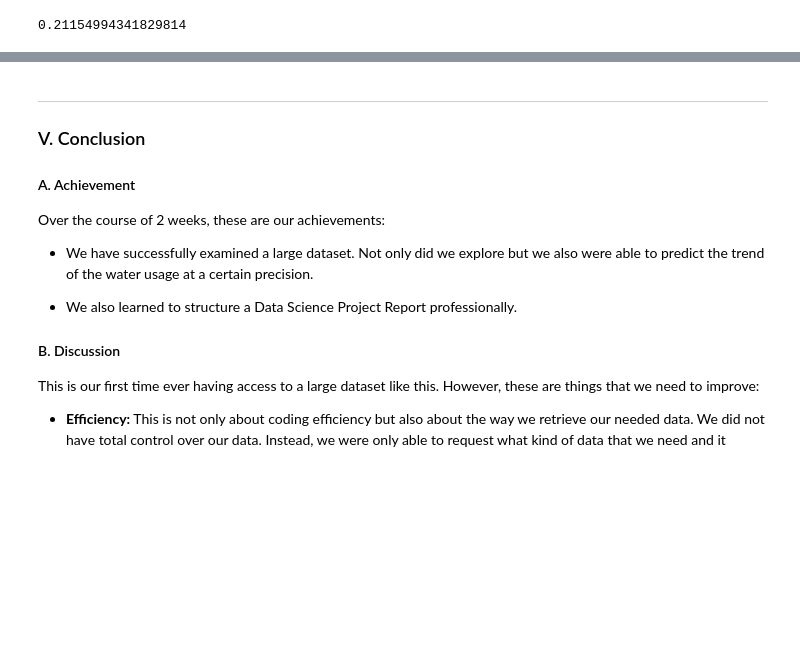
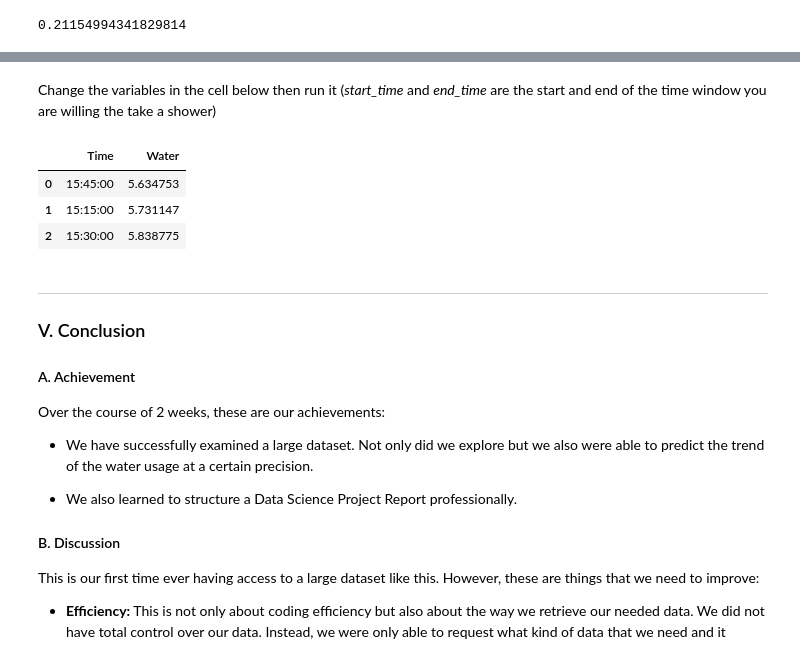
Before and after one commit to tnguyen2907/noah-water-use_ds, a Jupyter notebook: shower.ipynb, the cells around one changed output, grey strips where cells are left out. Drawn from its saved outputs; the diff is of its cells as text; code cells hidden in the pictures; blank space fills up the shorter version.

```diff
--- a/shower.ipynb
+++ b/shower.ipynb
@@ -566,3 +568,17 @@ get_3best_time(1, 25, '19:00', '22:00')
+# %% [markdown]
+Change the variables in the cell below then run it (*start_time* and *end_time* are the start and end of the time window you are willing the take a shower)
+# %%
+month = 1               # int: from 1 to 12
+day = 25                # int: from 1 to 31
+start_time = '08:00'    # str: in the form 'hh:mm'
+end_time = '23:45'      # str: in the form 'hh:mm'
+
+get_3best_time(month, day, start_time, end_time)
+# %% [output]
+|  | Time | Water |
+| 0 | 15:45:00 | 5.634753 |
+| 1 | 15:15:00 | 5.731147 |
+| 2 | 15:30:00 | 5.838775 |
 # %% [markdown]
 ---------------
 ### V. Conclusion
```
Also changed, not shown: parts of 13 cells of this notebook.
